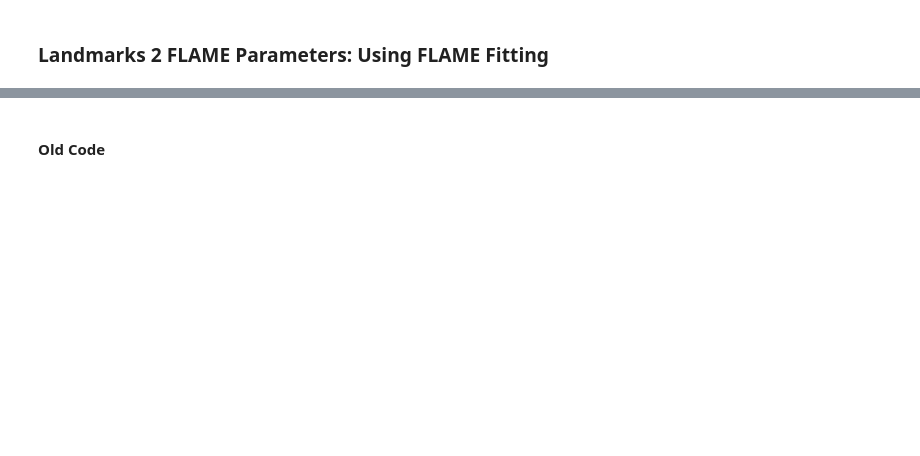
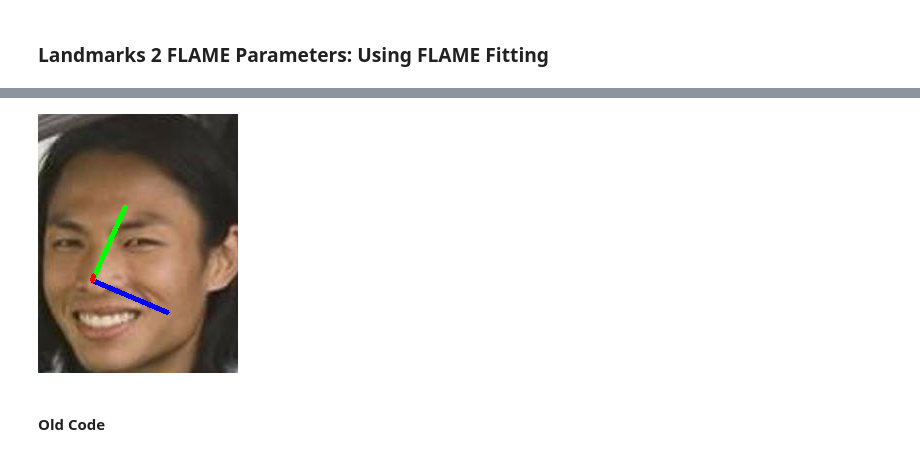
Before and after one commit to david1309/SynergyNet_bonseyes, a Jupyter notebook: scratchpad.ipynb, the cells around one changed output, grey strips where cells are left out. Saved outputs shown, nothing was run; the diff lists cells and outputs as text; code cells hidden in the pictures; blank space fills up the shorter version.

```diff
--- a/scratchpad.ipynb
+++ b/scratchpad.ipynb
@@ -133,6 +212,10 @@ lms_crop.shape
 lms_proj = flamelayer.flame_vertices2landmarks(vertices_proj)
 lms_proj = lms_proj[0].detach().cpu().numpy()
 lms_proj.shape
+
+lms = flamelayer.flame_vertices2landmarks(vertices)
+lms = lms[0].detach().cpu().numpy()
+lms.shape
 # %% [output]
 (68, 3)
 (68, 3)
@@ -301,3 +424,14 @@ plot_mesh_on_image(img_plot, img_vertices)
+# %%
+pitch = pose[2] # red
+yaw = -1 * pose[0]  # green
+roll = pose[1]  # blue
+
+head_pose = [a * (180 / np.pi) for a in (pitch, yaw, roll)]
+head_pose = [pose[1], pose[0], pose[2]]
+img_pose = _plot_head_pose(img_crop, head_pose, lms_crop.T)
+Image.fromarray(img_pose)
+# %% [output]
+[figure, added]
 # %% [markdown]
 #### Old Code
 # %%
```
Also changed, not shown: parts of 19 cells of this notebook, 2 other files.
